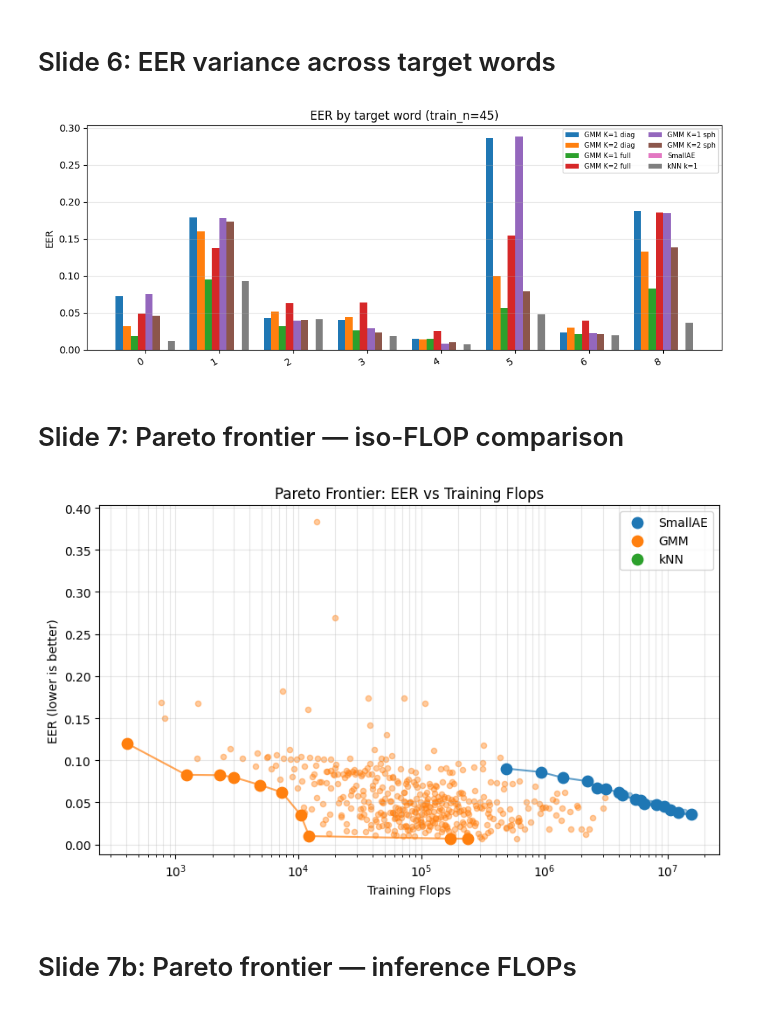
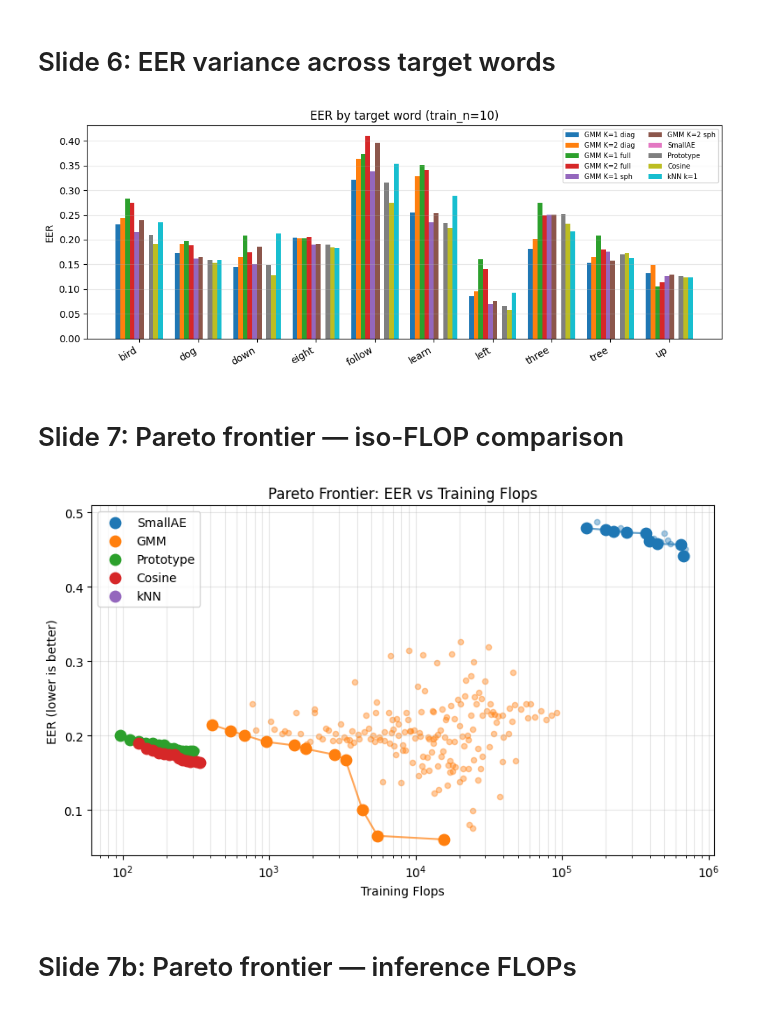
Before and after one commit to albertobasaglia/tinygmm-thesis, a Jupyter notebook: src/compare/plots.ipynb, the cells around one changed output. Saved outputs shown, nothing was run; the diff lists cells and outputs as text; code cells hidden in the pictures.

Commit message:
add Prototype/Cosine adapters and on-device parameter accounting

```diff
--- a/src/compare/plots.ipynb
+++ b/src/compare/plots.ipynb
@@ -161,7 +165,7 @@ plt.show()
 import numpy as np
 from scipy import stats
 
-TRAIN_N = 95
+TRAIN_N = FIXED_TRAIN_N
 sub = df[df["p_train_n"] == TRAIN_N]
 idx = ["p_trial", "p_target_class"]
 
@@ -192,7 +196,7 @@ configs = {
     "GMM K=1 sph":  {"p_adapter": "GMMAdapter", "p_n_components": 1, "p_covariance_type": "spherical"},
     "GMM K=2 sph":  {"p_adapter": "GMMAdapter", "p_n_components": 2, "p_covariance_type": "spherical"},
     "GMM K=3 sph":  {"p_adapter": "GMMAdapter", "p_n_components": 3, "p_covariance_type": "spherical"},
-    "SmallAE": {"p_adapter": "SmallAEAdapter", "p_latent_dim": 4, "p_epochs": 30, "p_dropout_p": 0.2, "p_threshold_mode": "train"},
+    "SmallAE": {"p_adapter": "SmallAEAdapter", "p_latent_dim": 8, "p_epochs": 100},
     "kNN k=1":  {"p_adapter": "KNNAdapter", "p_k": 1},
     "kNN k=2":  {"p_adapter": "KNNAdapter", "p_k": 2},
     "kNN k=3":  {"p_adapter": "KNNAdapter", "p_k": 3},
@@ -257,7 +261,9 @@ ci_configs = [
     ("GMM K=1 sph",  {"p_adapter": "GMMAdapter", "p_n_components": 1, "p_covariance_type": "spherical"}),
     ("GMM K=2 sph",  {"p_adapter": "GMMAdapter", "p_n_components": 2, "p_covariance_type": "spherical"}),
     ("GMM K=3 sph",  {"p_adapter": "GMMAdapter", "p_n_components": 3, "p_covariance_type": "spherical"}),
-    ("SmallAE",  {"p_adapter": "SmallAEAdapter", "p_latent_dim": 4, "p_epochs": 30, "p_dropout_p": 0.2, "p_threshold_mode": "train"}),
+    ("SmallAE",  {"p_adapter": "SmallAEAdapter", "p_latent_dim": 8, "p_epochs": 100}),
+    ("Prototype", {"p_adapter": "PrototypeAdapter"}),
+    ("Cosine",    {"p_adapter": "CosineAdapter"}),
     ("kNN k=1",  {"p_adapter": "KNNAdapter", "p_k": 1}),
     ("kNN k=2",  {"p_adapter": "KNNAdapter", "p_k": 2}),
     ("kNN k=3",  {"p_adapter": "KNNAdapter", "p_k": 3}),
@@ -274,6 +280,8 @@ colors = {
     "GMMAdapter": "tab:blue",
     "SmallAEAdapter": "tab:orange",
     "KNNAdapter": "tab:green",
+    "PrototypeAdapter": "tab:red",
+    "CosineAdapter": "tab:purple",
 }
 
 fig, ax = plt.subplots(figsize=(7, 5))
@@ -339,12 +349,16 @@ mac_lines = [
     ("GMM K=2 sph",  {"p_adapter": "GMMAdapter", "p_n_components": 2, "p_covariance_type": "spherical"}),
     ("GMM K=3 sph",  {"p_adapter": "GMMAdapter", "p_n_components": 3, "p_covariance_type": "spherical"}),
 
+    # Simple-prototype baselines
+    ("Prototype",    {"p_adapter": "PrototypeAdapter"}),
+    ("Cosine",       {"p_adapter": "CosineAdapter"}),
+
     # kNNs
     ("kNN k=1",      {"p_adapter": "KNNAdapter", "p_k": 1}),
     ("kNN k=2",      {"p_adapter": "KNNAdapter", "p_k": 2}),
 
     # AEs
-    ("SmallAE",  {"p_adapter": "SmallAEAdapter", "p_latent_dim": 4, "p_epochs": 30, "p_dropout_p": 0.2, "p_threshold_mode": "train"}),
+    ("SmallAE",  {"p_adapter": "SmallAEAdapter", "p_latent_dim": 8, "p_epochs": 100}),
 ]
 
 from compare.plots import _filter, _agg
@@ -406,13 +420,15 @@ plt.show()
 # Slide 4: FLOPs-fair comparison (low-epoch SmallAE vs GMM)
 # %%
 fair_lines = [
-    ("SmallAE",  {"p_adapter": "SmallAEAdapter", "p_latent_dim": 4, "p_epochs": 30, "p_dropout_p": 0.2, "p_threshold_mode": "train"}),
+    ("SmallAE",  {"p_adapter": "SmallAEAdapter", "p_latent_dim": 8, "p_epochs": 100}),
     ("GMM K=1 diag",   {"p_adapter": "GMMAdapter", "p_n_components": 1, "p_covariance_type": "diag"}),
     ("GMM K=2 diag",   {"p_adapter": "GMMAdapter", "p_n_components": 2, "p_covariance_type": "diag"}),
     ("GMM K=3 diag",   {"p_adapter": "GMMAdapter", "p_n_components": 3, "p_covariance_type": "diag"}),
     ("GMM K=1 sph",    {"p_adapter": "GMMAdapter", "p_n_components": 1, "p_covariance_type": "spherical"}),
     ("GMM K=2 sph",    {"p_adapter": "GMMAdapter", "p_n_components": 2, "p_covariance_type": "spherical"}),
     ("GMM K=3 sph",    {"p_adapter": "GMMAdapter", "p_n_components": 3, "p_covariance_type": "spherical"}),
+    ("Prototype",      {"p_adapter": "PrototypeAdapter"}),
+    ("Cosine",         {"p_adapter": "CosineAdapter"}),
     ("kNN k=1",        {"p_adapter": "KNNAdapter", "p_k": 1}),
     ("kNN k=2",        {"p_adapter": "KNNAdapter", "p_k": 2}),
 ]
@@ -484,51 +500,55 @@ target_lines = [
     ("GMM K=1 diag", {"p_adapter": "GMMAdapter", "p_n_components": 1, "p_covariance_type": "diag"}),
     ("GMM K=2 diag", {"p_adapter": "GMMAdapter", "p_n_components": 2, "p_covariance_type": "diag"}),
     ("GMM K=1 full", {"p_adapter": "GMMAdapter", "p_n_components": 1, "p_covariance_type": "full"}),
     ("GMM K=2 full", {"p_adapter": "GMMAdapter", "p_n_components": 2, "p_covariance_type": "full"}),
     ("GMM K=1 sph",  {"p_adapter": "GMMAdapter", "p_n_components": 1, "p_covariance_type": "spherical"}),
     ("GMM K=2 sph",  {"p_adapter": "GMMAdapter", "p_n_components": 2, "p_covariance_type": "spherical"}),
-    ("SmallAE",  {"p_adapter": "SmallAEAdapter", "p_latent_dim": 4, "p_epochs": 30, "p_dropout_p": 0.2, "p_threshold_mode": "train"}),
+    ("SmallAE",  {"p_adapter": "SmallAEAdapter", "p_latent_dim": 8, "p_epochs": 100}),
+    ("Prototype", {"p_adapter": "PrototypeAdapter"}),
+    ("Cosine",    {"p_adapter": "CosineAdapter"}),
     ("kNN k=1",   {"p_adapter": "KNNAdapter", "p_k": 1}),
 ]
 
 # EER per target word at fixed train_n -- shows which words are harder to enroll
-fixed_train_n = 45
+fixed_train_n = FIXED_TRAIN_N
 sub = df[df["p_train_n"] == fixed_train_n]
 
 fig, ax = plt.subplots(figsize=(10, 4))
 words = sorted(df["p_target_class"].unique())
 x = range(len(words))
 width = 0.8 / len(target_lines)
 for i, (label, where) in enumerate(target_lines):
     means = [_filter(sub, where).groupby("p_target_class")["m_eer"].mean().get(w, float("nan")) for w in words]
     offset = (i - len(target_lines) / 2 + 0.5) * width
     ax.bar([xi + offset for xi in x], means, width=width, label=label)
 
 ax.set_xticks(list(x))
 ax.set_xticklabels(words, rotation=30, ha="right")
 ax.set_ylabel("EER")
 ax.set_title(f"EER by target word (train_n={fixed_train_n})")
 ax.legend(fontsize=7, ncol=2)
 ax.grid(axis="y", alpha=0.3)
 fig.tight_layout()
 plt.show()
 # %% [output]
-[figure, old version]
+[figure, new version]
 # %% [markdown]
 # Slide 7: Pareto frontier — iso-FLOP comparison
 # %%
 from compare.plots import plot_pareto
 
 pareto_lines = [
-    ("SmallAE", {"p_adapter": "SmallAEAdapter"}),
-    ("GMM",     {"p_adapter": "GMMAdapter"}),
-    ("kNN",     {"p_adapter": "KNNAdapter"}),
+    ("SmallAE",   {"p_adapter": "SmallAEAdapter"}),
+    ("GMM",       {"p_adapter": "GMMAdapter"}),
+    ("Prototype", {"p_adapter": "PrototypeAdapter"}),
+    ("Cosine",    {"p_adapter": "CosineAdapter"}),
+    ("kNN",       {"p_adapter": "KNNAdapter"}),
 ]
 
 plot_pareto(df, lines=pareto_lines)
 plt.show()
 # %% [output]
-[figure, old version]
+[figure, new version]
 # %% [markdown]
 # Slide 7b: Pareto frontier — inference FLOPs
 # %% [markdown]
```
Also changed, not shown: parts of 25 cells of this notebook, 5 other files.
